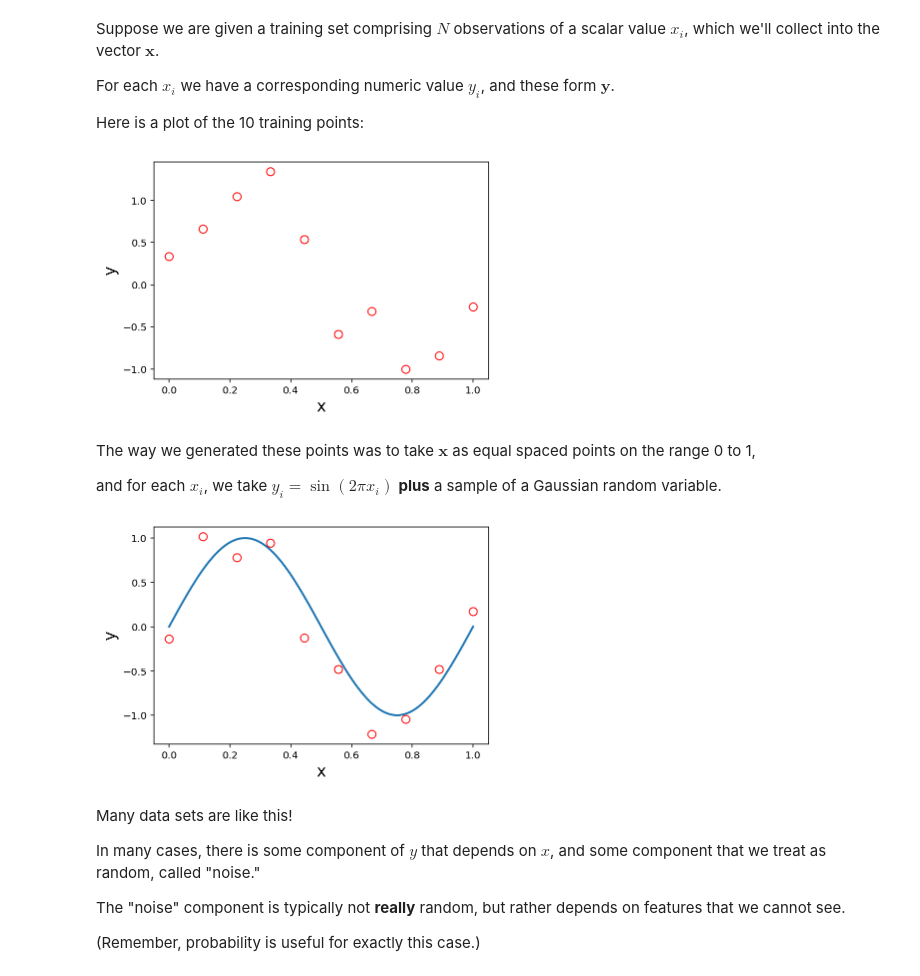
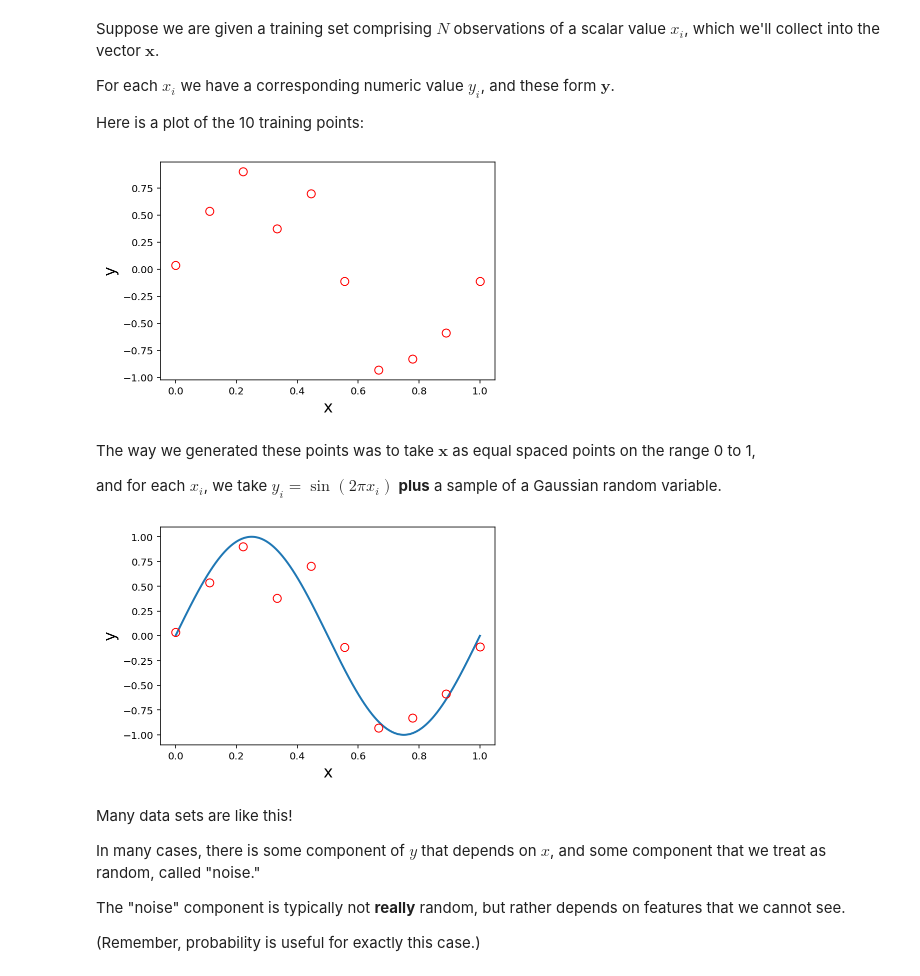
Before and after one commit to mcrovella/CS506-Computational-Tools-for-Data-Science, a Jupyter notebook: 13-Learning-From-Data.ipynb, the cells around one changed output. Saved outputs shown, nothing was run; the diff lists cells and outputs as text; code cells hidden in the pictures.

```diff
--- a/13-Learning-From-Data.ipynb
+++ b/13-Learning-From-Data.ipynb
@@ -92,16 +92,15 @@ For each $x_i$ we have a corresponding numeric value $y_i$, and these form $\mat
 
 Here is a plot of the 10 training points:
 # %%
-np.random.seed(2)
 N = 10
 x = np.linspace(0, 1, N)
 from numpy.random import default_rng
-y = np.sin(2 * np.pi * x) + default_rng().normal(size = N, scale = 0.20)
+y = np.sin(2 * np.pi * x) + default_rng(2).normal(size = N, scale = 0.20)
 plt.plot(x, y, 'ro', markersize = 8, fillstyle = 'none')
 plt.xlabel('x', size = 16)
 plt.ylabel('y', size = 16);
 # %% [output]
-[figure, old version]
+[figure, new version]
 # %% [markdown]
 The way we generated these points was to take $\mathbf{x}$ as equal spaced points on the range 0 to 1,
 
@@ -114,7 +113,7 @@ plt.plot(x, y, 'ro', markersize = 8, fillstyle = 'none')
 plt.xlabel('x', size = 16)
 plt.ylabel('y', size = 16);
 # %% [output]
-[figure, old version]
+[figure, new version]
 # %% [markdown]
 Many data sets are like this!
 
```
Also changed, not shown: parts of 9 cells of this notebook.
